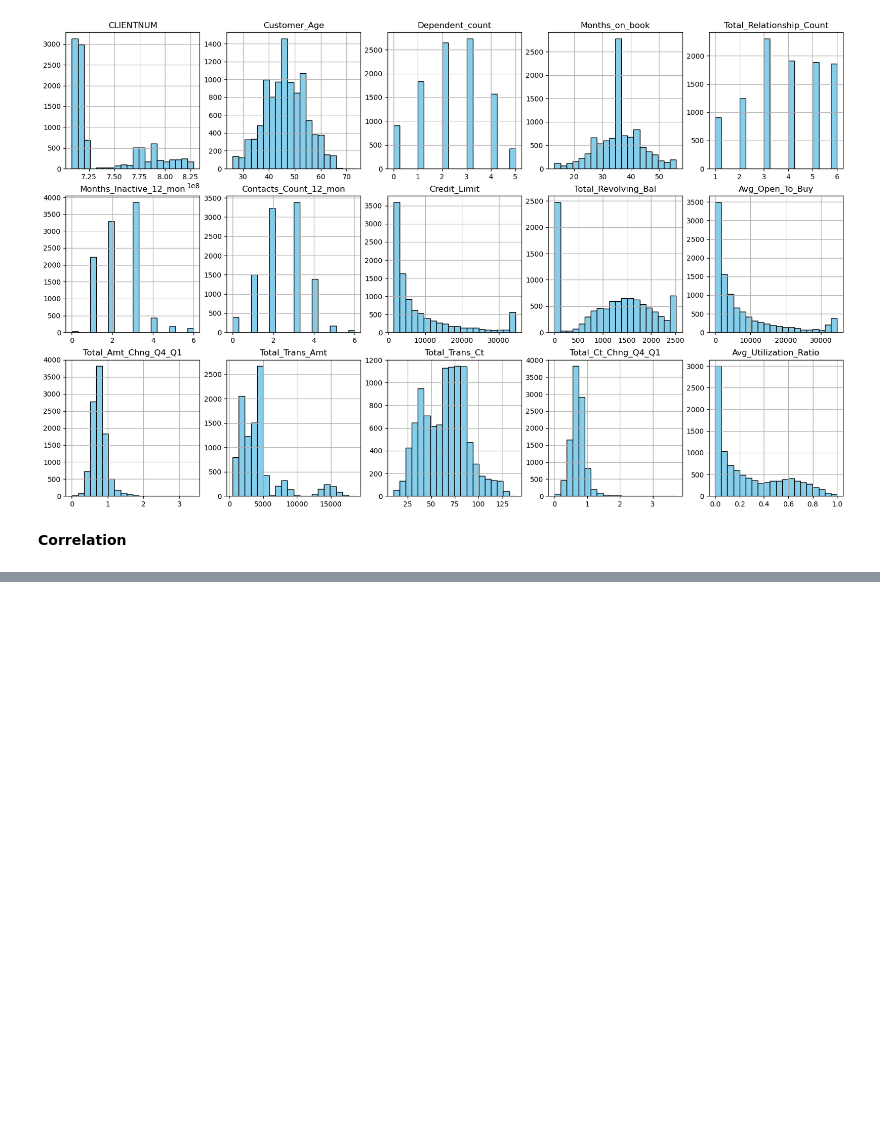
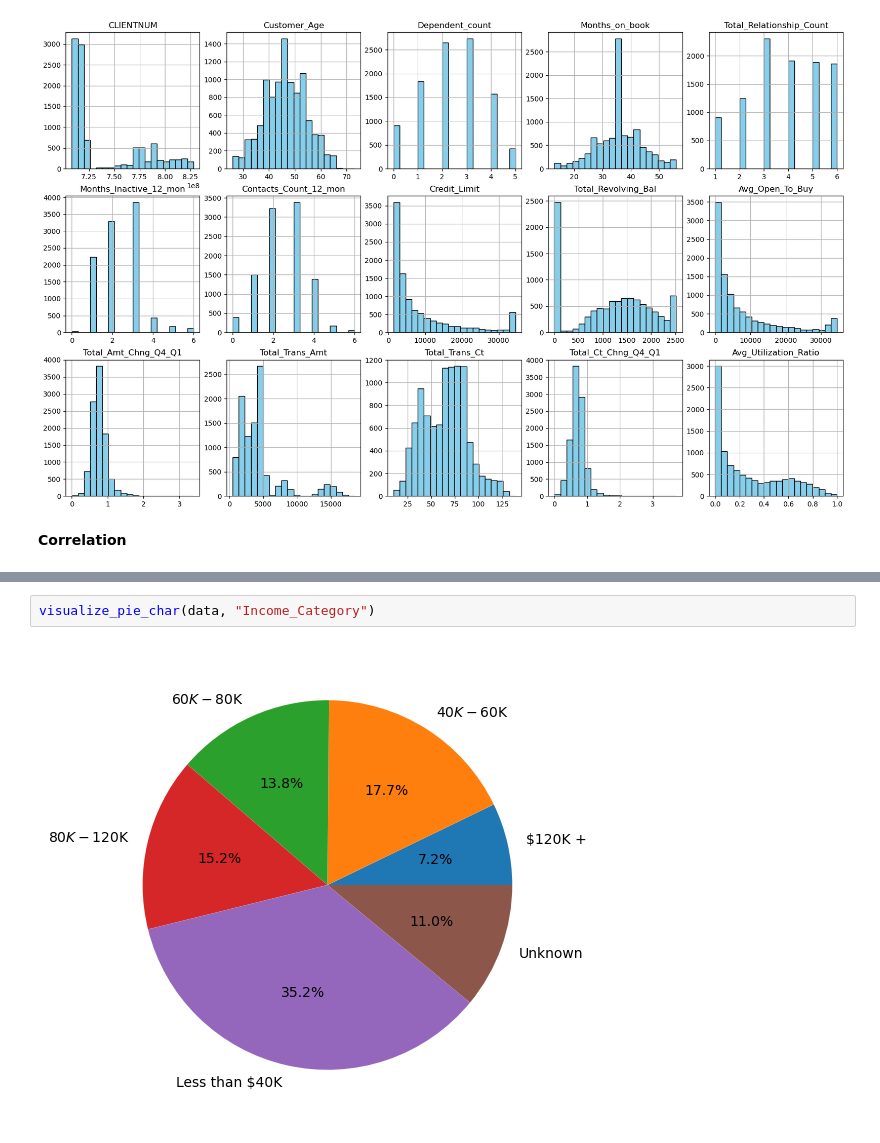
Before and after one commit to mhung211/Credit_Card, a Jupyter notebook: notebooks/01_data_exploration.ipynb, the cells around one changed output, grey strips where cells are left out. Saved outputs shown, nothing was run; the diff lists cells and outputs as text; blank space fills up the shorter version.

```diff
--- a/notebooks/01_data_exploration.ipynb
+++ b/notebooks/01_data_exploration.ipynb
@@ -211,0 +170,4 @@ plt.show()
+# %%
+visualize_pie_char(data, "Income_Category")
+# %% [output]
+[figure, added]
```
Also changed, not shown: parts of 7 cells of this notebook, 6 other files.
